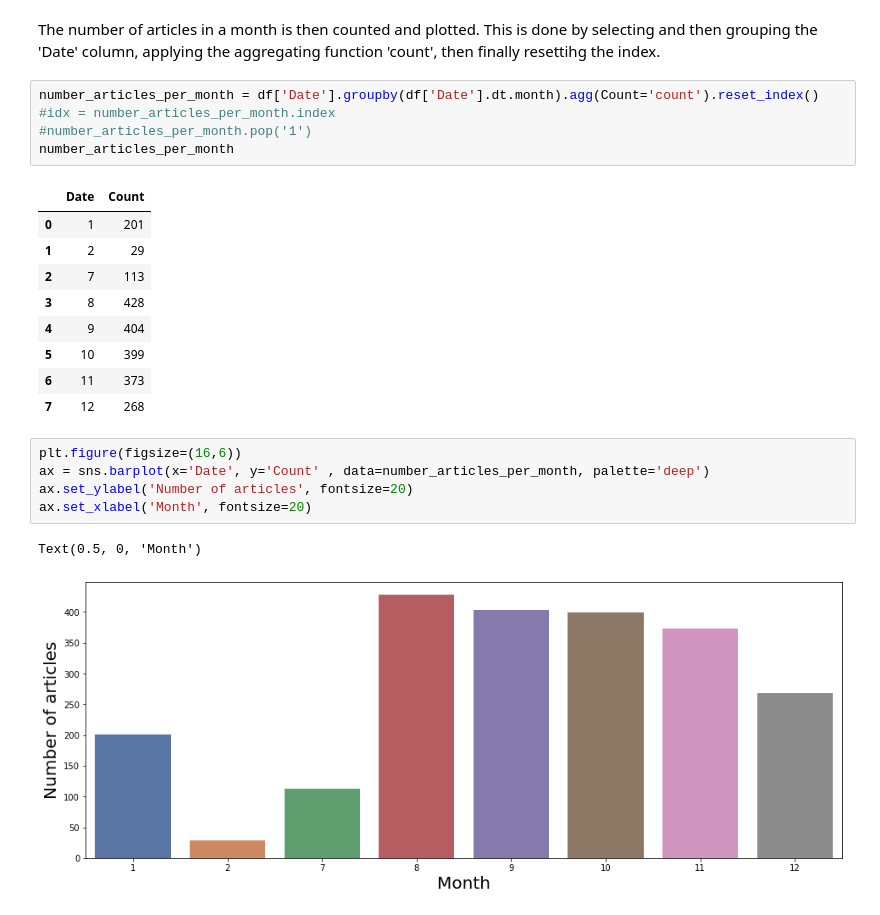
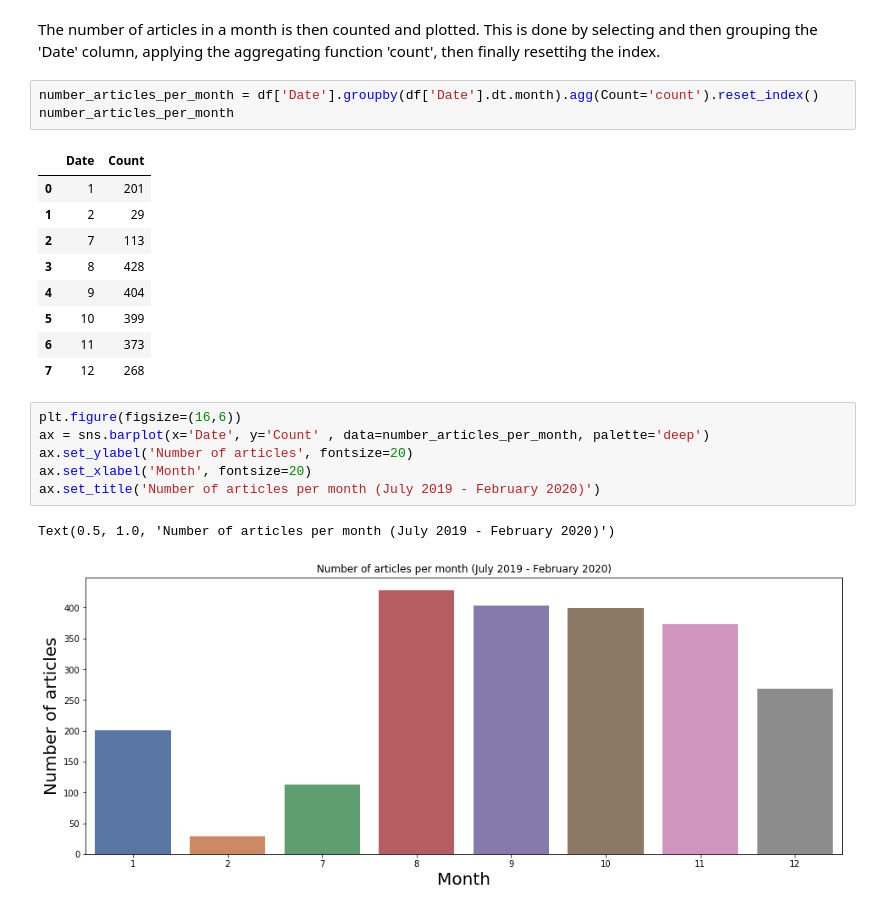
Before and after one commit to nicoleleman/HK_Protest_Analysis, a Jupyter notebook: HK Protest Analysis Project.ipynb, the cells around one changed output. Drawn from its saved outputs; the diff is of its cells as text.

```diff
--- a/HK Protest Analysis Project.ipynb
+++ b/HK Protest Analysis Project.ipynb
@@ -166,8 +148,6 @@ df
 The number of articles in a month is then counted and plotted. This is done by selecting and then grouping the 'Date' column, applying the aggregating function 'count', then finally resettihg the index.
 # %%
 number_articles_per_month = df['Date'].groupby(df['Date'].dt.month).agg(Count='count').reset_index()
-#idx = number_articles_per_month.index
-#number_articles_per_month.pop('1')
 number_articles_per_month
 # %% [output]
 |  | Date | Count |
@@ -182,8 +162,9 @@ number_articles_per_month
 # %%
 plt.figure(figsize=(16,6))
 ax = sns.barplot(x='Date', y='Count' , data=number_articles_per_month, palette='deep')
 ax.set_ylabel('Number of articles', fontsize=20)
 ax.set_xlabel('Month', fontsize=20)
+ax.set_title('Number of articles per month (July 2019 - February 2020)')
 # %% [output]
-Text(0.5, 0, 'Month')
+Text(0.5, 1.0, 'Number of articles per month (July 2019 - February 2020)')
-[figure, old version]
+[figure, new version]
```
Also changed, not shown: parts of 10 cells of this notebook, 2 other files.
